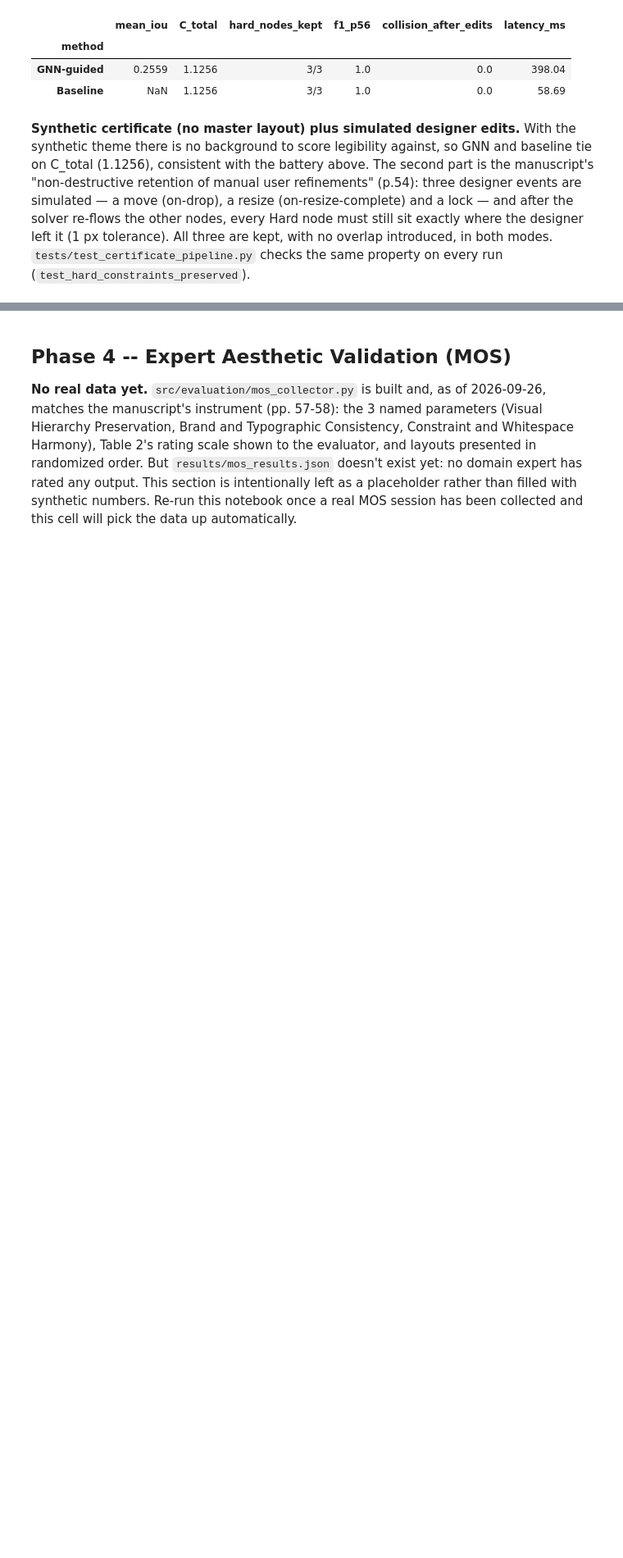
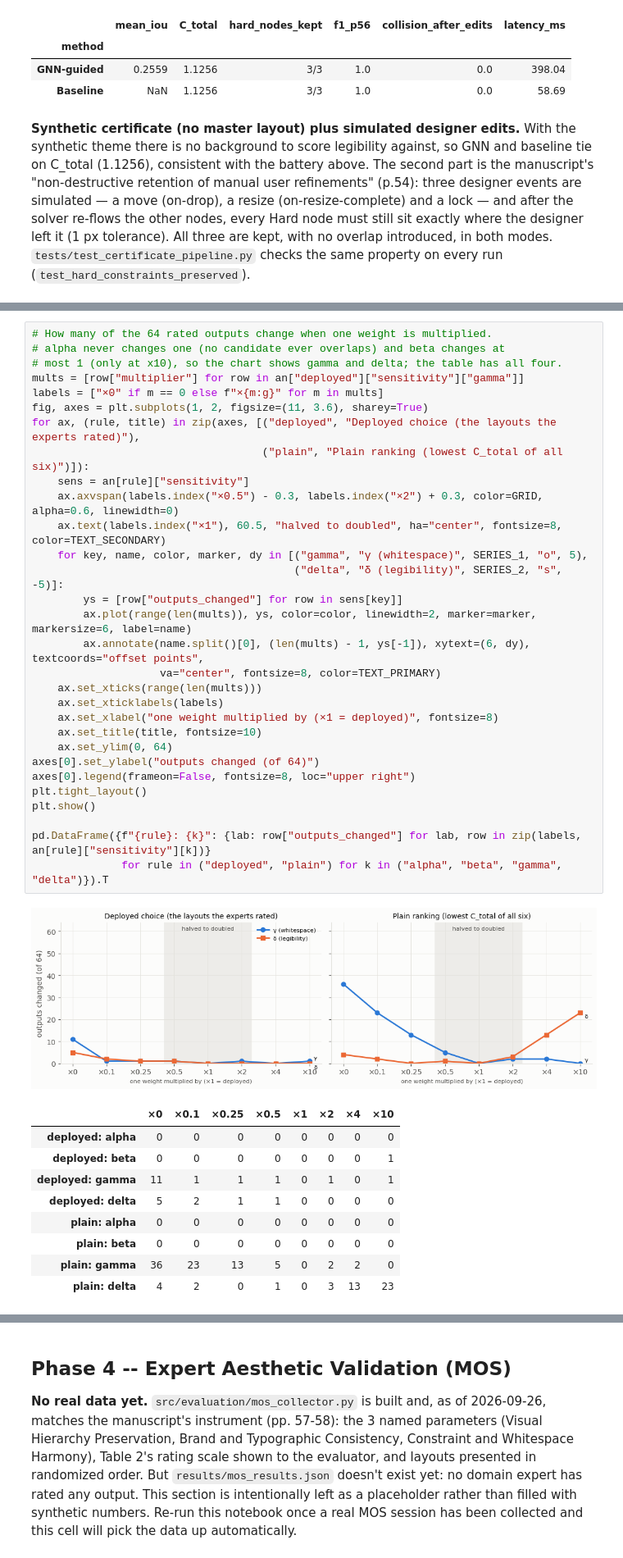
Before and after one commit to mrfahrenheit0528/themesync, a Jupyter notebook: notebooks/results_analysis.ipynb, the cells around one changed output, grey strips where cells are left out. Shown at 82% size. Saved outputs shown, nothing was run; the diff lists cells and outputs as text; blank space fills up the shorter version.

Commit message:
docs: results notebook, the fitness weight calibration (item 3.25)
Co-Authored-By: Claude Opus 5.5 <noreply@anthropic.com>

```diff
--- a/notebooks/results_analysis.ipynb
+++ b/notebooks/results_analysis.ipynb
@@ -655,0 +701,41 @@ checks the same property on every run (`test_hard_constraints_preserved`).
+# %%
+# How many of the 64 rated outputs change when one weight is multiplied.
+# alpha never changes one (no candidate ever overlaps) and beta changes at
+# most 1 (only at x10), so the chart shows gamma and delta; the table has all four.
+mults = [row["multiplier"] for row in an["deployed"]["sensitivity"]["gamma"]]
+labels = ["×0" if m == 0 else f"×{m:g}" for m in mults]
+fig, axes = plt.subplots(1, 2, figsize=(11, 3.6), sharey=True)
+for ax, (rule, title) in zip(axes, [("deployed", "Deployed choice (the layouts the experts rated)"),
+                                    ("plain", "Plain ranking (lowest C_total of all six)")]):
+    sens = an[rule]["sensitivity"]
+    ax.axvspan(labels.index("×0.5") - 0.3, labels.index("×2") + 0.3, color=GRID, alpha=0.6, linewidth=0)
+    ax.text(labels.index("×1"), 60.5, "halved to doubled", ha="center", fontsize=8, color=TEXT_SECONDARY)
+    for key, name, color, marker, dy in [("gamma", "γ (whitespace)", SERIES_1, "o", 5),
+                                         ("delta", "δ (legibility)", SERIES_2, "s", -5)]:
+        ys = [row["outputs_changed"] for row in sens[key]]
+        ax.plot(range(len(mults)), ys, color=color, linewidth=2, marker=marker, markersize=6, label=name)
+        ax.annotate(name.split()[0], (len(mults) - 1, ys[-1]), xytext=(6, dy), textcoords="offset points",
+                    va="center", fontsize=8, color=TEXT_PRIMARY)
+    ax.set_xticks(range(len(mults)))
+    ax.set_xticklabels(labels)
+    ax.set_xlabel("one weight multiplied by (×1 = deployed)", fontsize=8)
+    ax.set_title(title, fontsize=10)
+    ax.set_ylim(0, 64)
+axes[0].set_ylabel("outputs changed (of 64)")
+axes[0].legend(frameon=False, fontsize=8, loc="upper right")
+plt.tight_layout()
+plt.show()
+
+pd.DataFrame({f"{rule}: {k}": {lab: row["outputs_changed"] for lab, row in zip(labels, an[rule]["sensitivity"][k])}
+              for rule in ("deployed", "plain") for k in ("alpha", "beta", "gamma", "delta")}).T
+# %% [output]
+[figure, added]
+|  | ×0 | ×0.1 | ×0.25 | ×0.5 | ×1 | ×2 | ×4 | ×10 |
+| deployed: alpha | 0 | 0 | 0 | 0 | 0 | 0 | 0 | 0 |
+| deployed: beta | 0 | 0 | 0 | 0 | 0 | 0 | 0 | 1 |
+| deployed: gamma | 11 | 1 | 1 | 1 | 0 | 1 | 0 | 1 |
+| deployed: delta | 5 | 2 | 1 | 1 | 0 | 0 | 0 | 0 |
+| plain: alpha | 0 | 0 | 0 | 0 | 0 | 0 | 0 | 0 |
+| plain: beta | 0 | 0 | 0 | 0 | 0 | 0 | 0 | 0 |
+| plain: gamma | 36 | 23 | 13 | 5 | 0 | 2 | 2 | 0 |
+| plain: delta | 4 | 2 | 0 | 1 | 0 | 3 | 13 | 23 |
```
Also changed, not shown: parts of 3 cells of this notebook.
